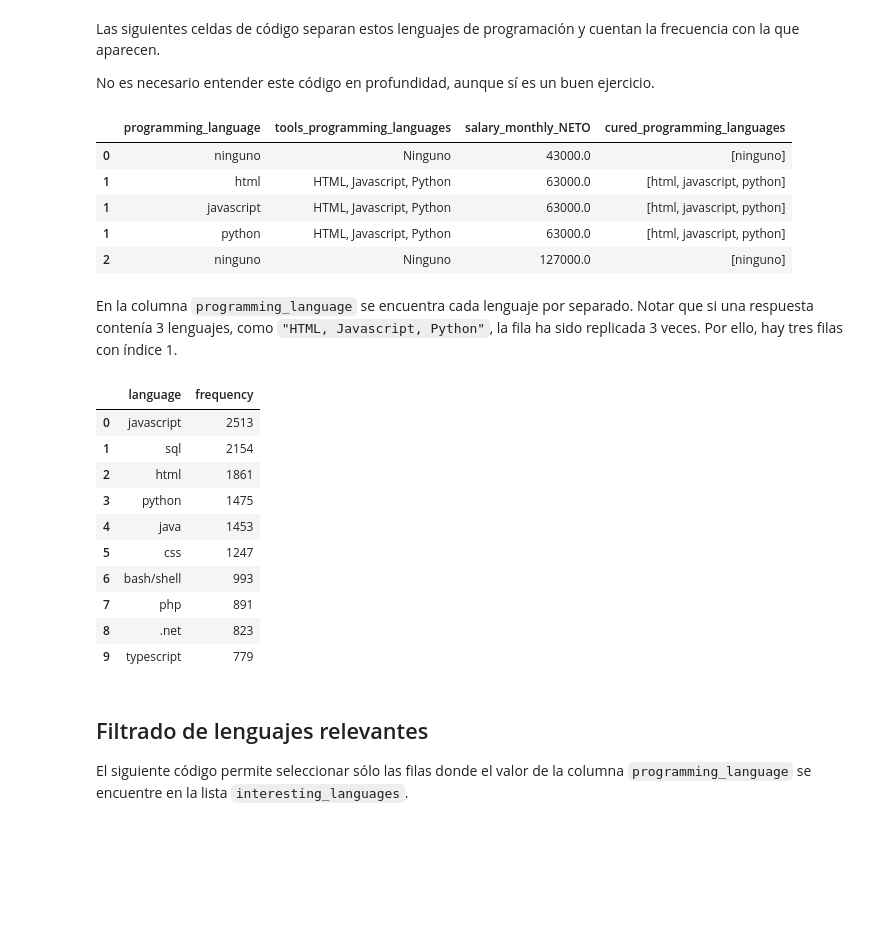
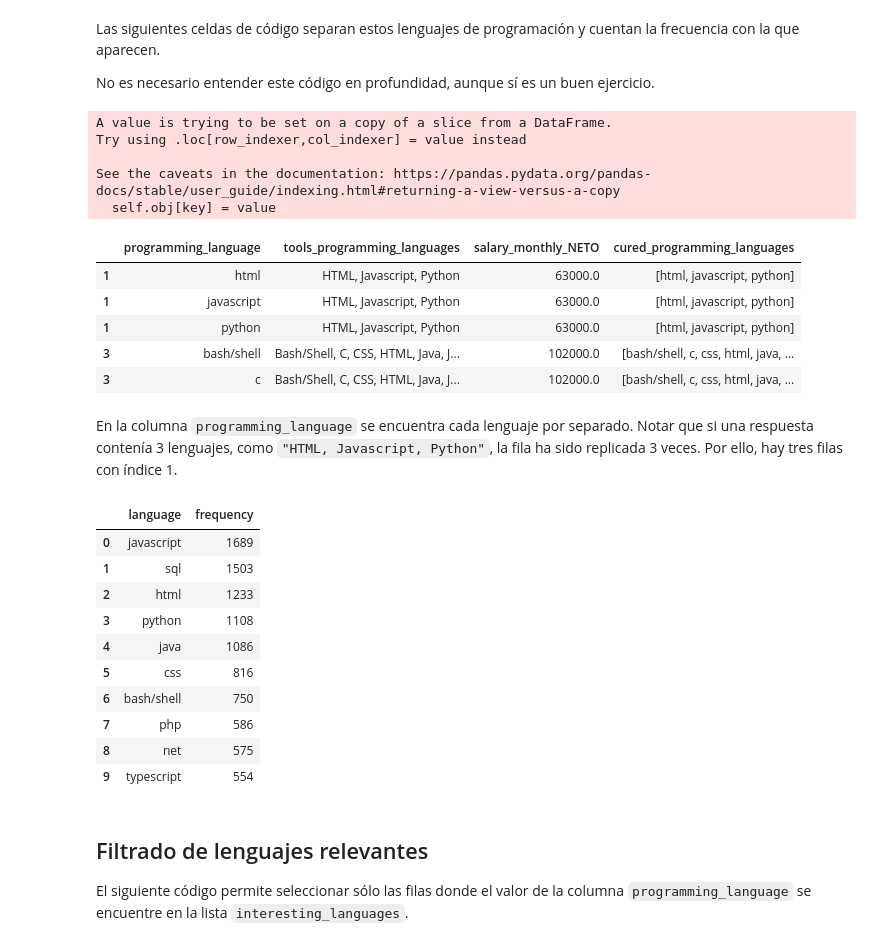
Before and after one commit to ferborghello/Diplo2022_Grupo16, a Jupyter notebook: Entregable_Parte_1_Intento_RR.ipynb, the cells around one changed output. Cells and saved outputs as stored; diff of their text form; code cells hidden in the pictures; blank space fills up the shorter version.

```diff
--- a/Entregable_Parte_1_Intento_RR.ipynb
+++ b/Entregable_Parte_1_Intento_RR.ipynb
@@ -73,9 +73,9 @@ Name: salary_monthly_NETO, dtype: float64
 # %% [markdown]
 ###B) Quitar los valores extremos y ver impacto en DF
 # %%
-#Obtener un dataframe nuevo "df2" solo tiene los registros donde el salario mensual es mayor a 0
+#Obtener un dataframe nuevo "df2" solo tiene los registros donde el salario mensual es mayor a 500000
 print("Tamaño df original: ", df.shape)
-df2 = df[df['salary_monthly_NETO'] > 0]
+df2 = df[df['salary_monthly_NETO'] > 50000]
 print("Tamaño df reducido: ", df2.shape)
 # %% [output]
 Tamaño df original:  (6095, 48)
@@ -142,62 +142,68 @@ No es necesario entender este código en profundidad, aunque sí es un buen ejer
 # %%
 # Convert the comma-separated string of languages to a list of string.
 # Remove 'ninguno de los anteriores' option, spaces and training commas.
 def split_languages(languages_str):
   if not isinstance(languages_str, str):
     return []
   # Remove 'other' option
   languages_str = languages_str.lower()\
-    .replace('ninguno de los anteriores', '')
+    .replace('ninguno de los anteriores', '').replace('ninguno',' ')\
+    .replace('.',' ').replace('-',' ')
   # Split string into list of items
   # Remove spaces and commas for each item
   return [lang.strip().replace(',', '')
           for lang in languages_str.split()]
 
 # Create a new column with the list of languages
-df.loc[:, 'cured_programming_languages'] = df.tools_programming_languages\
+df3.loc[:, 'cured_programming_languages'] = df3.tools_programming_languages\
     .apply(split_languages)
 if 'cured_programming_languages' not in relevant_columns:
     relevant_columns.append('cured_programming_languages')
 
 # Duplicate each row of df for each programming language
 # mentioned in the response.
 # We only include in df_lang the columns we are going to analyze later, so we
 # don't duplicate innecesary information.
-df_lang = df.cured_programming_languages\
+df3_lang = df3.cured_programming_languages\
     .apply(pd.Series).stack()\
     .reset_index(level=-1, drop=True).to_frame()\
-    .join(df[relevant_columns])\
+    .join(df3[relevant_columns])\
     .rename(columns={0: 'programming_language'})
 # Horrible programming style! But a lot of data science code can be written with
 # as concatenations of functions (pipelines), and there's no elegant way of
 # doing that on Python.
-df_lang[:5]
+df3_lang[:5]
 # %% [output]
+A value is trying to be set on a copy of a slice from a DataFrame.
+Try using .loc[row_indexer,col_indexer] = value instead
+
+See the caveats in the documentation: https://pandas.pydata.org/pandas-docs/stable/user_guide/indexing.html#returning-a-view-versus-a-copy
+  self.obj[key] = value
 |  | programming_language | tools_programming_languages | salary_monthly_NETO | cured_programming_languages |
-| 0 | ninguno | Ninguno | 43000.0 | [ninguno] |
 | 1 | html | HTML, Javascript, Python | 63000.0 | [html, javascript, python] |
 | 1 | javascript | HTML, Javascript, Python | 63000.0 | [html, javascript, python] |
 | 1 | python | HTML, Javascript, Python | 63000.0 | [html, javascript, python] |
-| 2 | ninguno | Ninguno | 127000.0 | [ninguno] |
+| 3 | bash/shell | Bash/Shell, C, CSS, HTML, Java, J... | 102000.0 | [bash/shell, c, css, html, java, ... |
+| 3 | c | Bash/Shell, C, CSS, HTML, Java, J... | 102000.0 | [bash/shell, c, css, html, java, ... |
 # %% [markdown]
 En la columna `programming_language` se encuentra cada lenguaje por separado. Notar que si una respuesta contenía 3 lenguajes, como `"HTML, Javascript, Python"`, la fila ha sido replicada 3 veces. Por ello, hay tres filas con índice 1.
 # %%
-language_count = df_lang.programming_language.value_counts()\
+language_count = df3_lang.programming_language.value_counts()\
     .reset_index()\
     .rename(columns={'index': 'language', 'programming_language': 'frequency'})
 language_count[:10]
 # %% [output]
 |  | language | frequency |
-| 0 | javascript | 2513 |
-| 1 | sql | 2154 |
-| 2 | html | 1861 |
-| 3 | python | 1475 |
-| 4 | java | 1453 |
-| 5 | css | 1247 |
-| 6 | bash/shell | 993 |
-| 7 | php | 891 |
-| 8 | .net | 823 |
-| 9 | typescript | 779 |
+| 0 | javascript | 1689 |
+| 1 | sql | 1503 |
+| 2 | html | 1233 |
+| 3 | python | 1108 |
+| 4 | java | 1086 |
+| 5 | css | 816 |
+| 6 | bash/shell | 750 |
+| 7 | php | 586 |
+| 8 | net | 575 |
+| 9 | typescript | 554 |
 # %% [markdown]
 ## Filtrado de lenguajes relevantes
 
```
Also changed, not shown: parts of 6 cells of this notebook.
